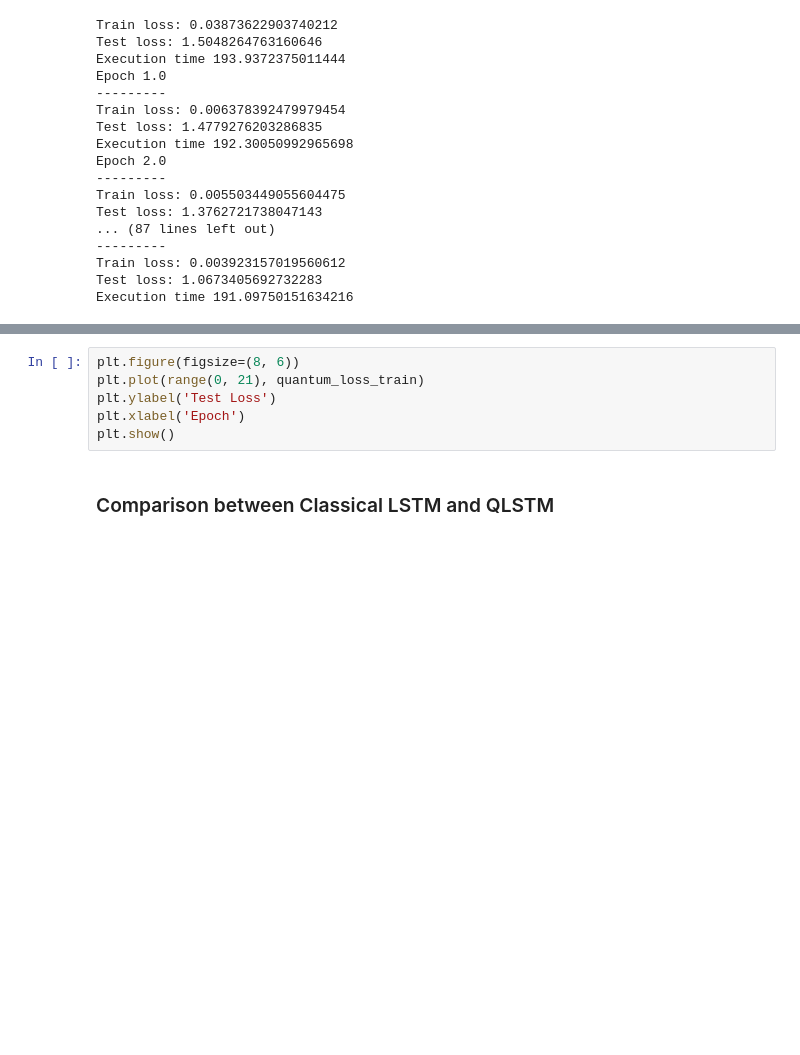
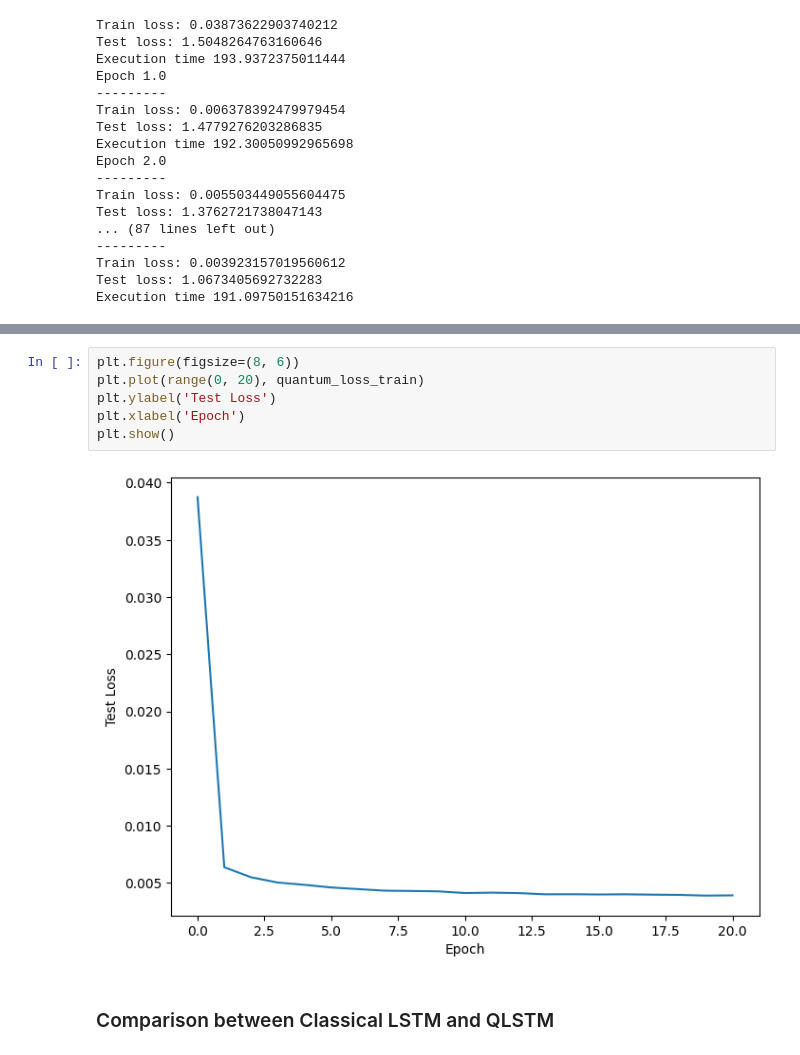
Before and after one commit to Jordi008/QLSTM, a Jupyter notebook: QLSTM_Functional.ipynb, the cells around one changed output, grey strips where cells are left out. Cells and saved outputs as stored; diff of their text form; blank space fills up the shorter version.

```diff
--- a/QLSTM_Functional.ipynb
+++ b/QLSTM_Functional.ipynb
@@ -461,9 +480,11 @@ plt.show()
 # %%
 plt.figure(figsize=(8, 6))
-plt.plot(range(0, 21), quantum_loss_train)
+plt.plot(range(0, 20), quantum_loss_train)
 plt.ylabel('Test Loss')
 plt.xlabel('Epoch')
 plt.show()
+# %% [output]
+[figure, added]
 # %% [markdown]
 ### Comparison between Classical LSTM and QLSTM
 # %% [markdown]
```
Also changed, not shown: parts of 6 cells of this notebook.
